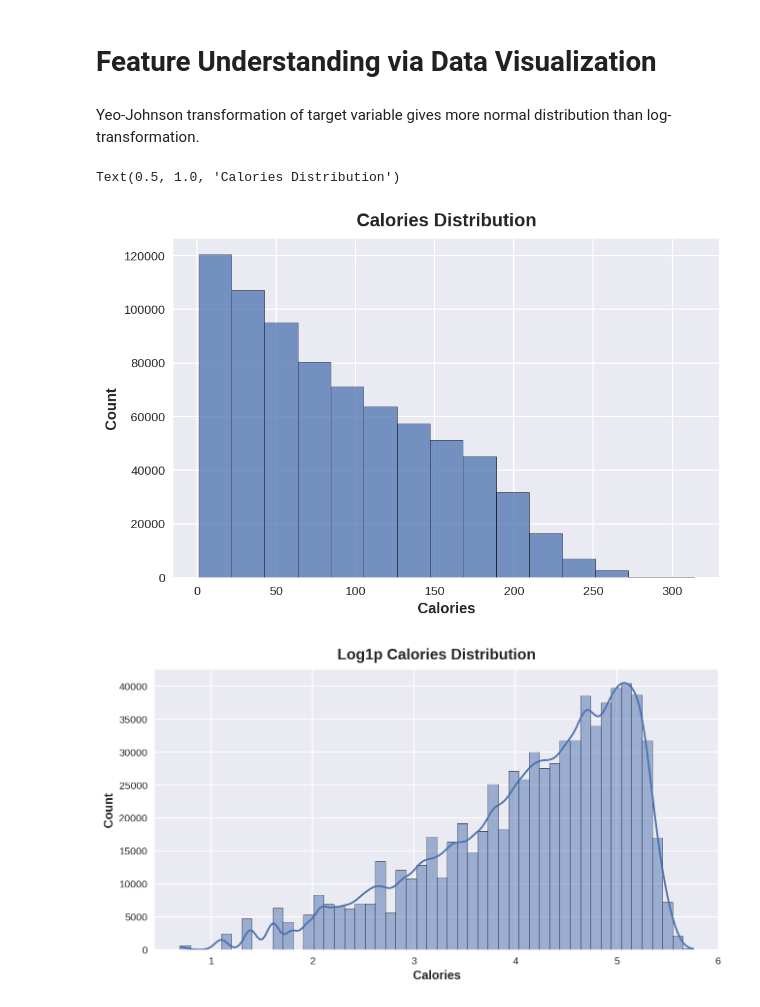
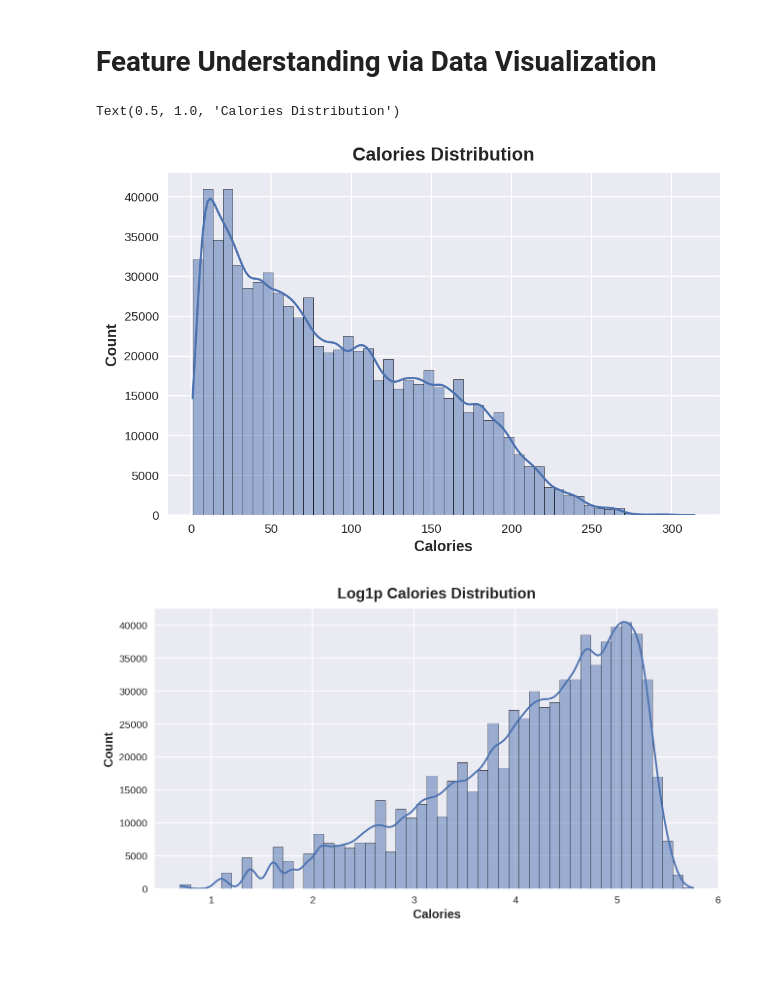
Before and after one commit to sjain600/Kaggle-Calories, a Jupyter notebook: calories-pred-baseline-model.ipynb, the cells around one changed output. Drawn from its saved outputs; the diff is of its cells as text; code cells hidden in the pictures; blank space fills up the shorter version.

```diff
--- a/calories-pred-baseline-model.ipynb
+++ b/calories-pred-baseline-model.ipynb
@@ -134,28 +134,14 @@ Data columns (total 8 columns):
  7   Calories    750000 non-null  float64
 dtypes: category(1), float32(5), float64(1), int8(1)
 memory usage: 27.2 MB
-# %%
-from sklearn.preprocessing import KBinsDiscretizer
-
-kmeans = KBinsDiscretizer(n_bins=4, encode='ordinal', strategy='kmeans')
-train['age_bins'] = kmeans.fit_transform(train[['Age']])
-test['age_bins'] = kmeans.transform(test[['Age']])
-# %%
-from sklearn.preprocessing import KBinsDiscretizer
-
-kmeans = KBinsDiscretizer(n_bins=4, encode='ordinal', strategy='uniform')
-train['weight_bins'] = kmeans.fit_transform(train[['Weight']])
-test['weight_bins'] = kmeans.transform(test[['Weight']])
 # %% [markdown]
 # Feature Understanding via Data Visualization
-# %% [markdown]
-Yeo-Johnson transformation of target variable gives more normal distribution than log-transformation.
 # %%
-sns.histplot(x='Calories', bins=15, data=train, cbar=True)
+sns.histplot(x='Calories', bins=50, data=train, kde=True)
 plt.title("Calories Distribution")
 # %% [output]
 Text(0.5, 1.0, 'Calories Distribution')
-[figure, old version]
+[figure, new version]
 # %%
 plt.figure(figsize=(10, 5))
 sns.histplot(np.log1p(train["Calories"]), bins=50, kde=True)
```
Also changed, not shown: parts of 6 cells of this notebook.
